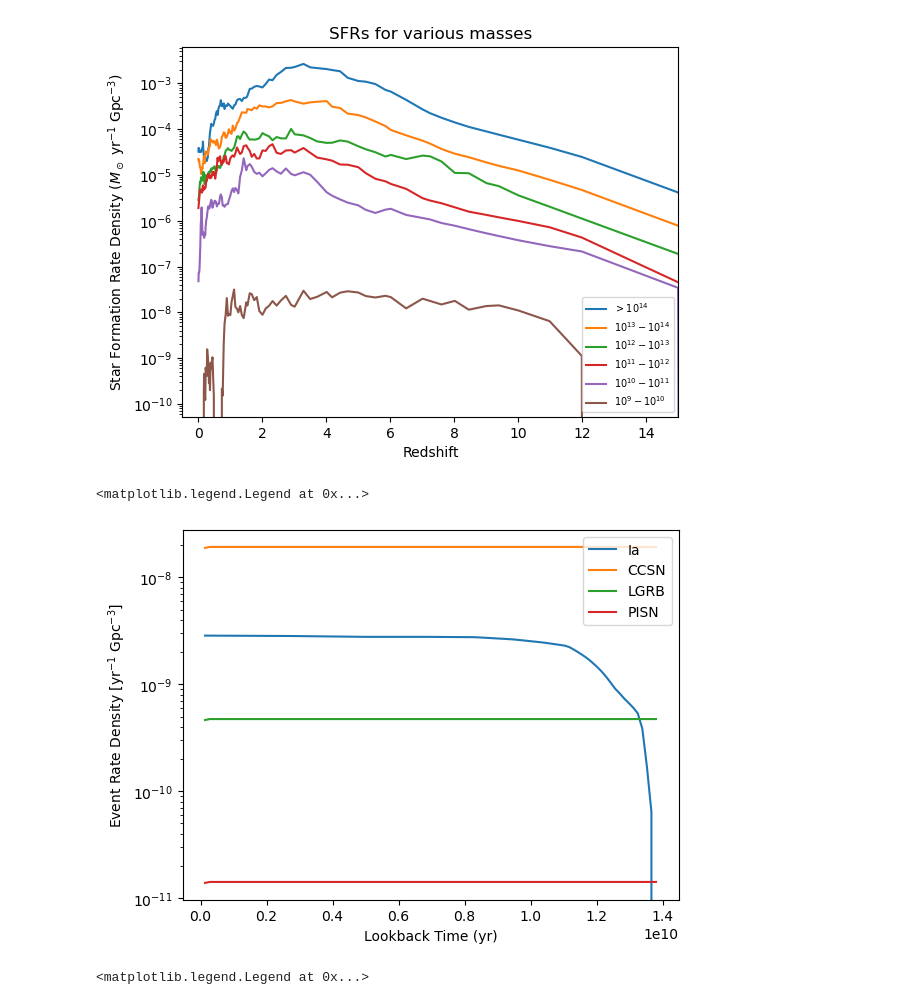
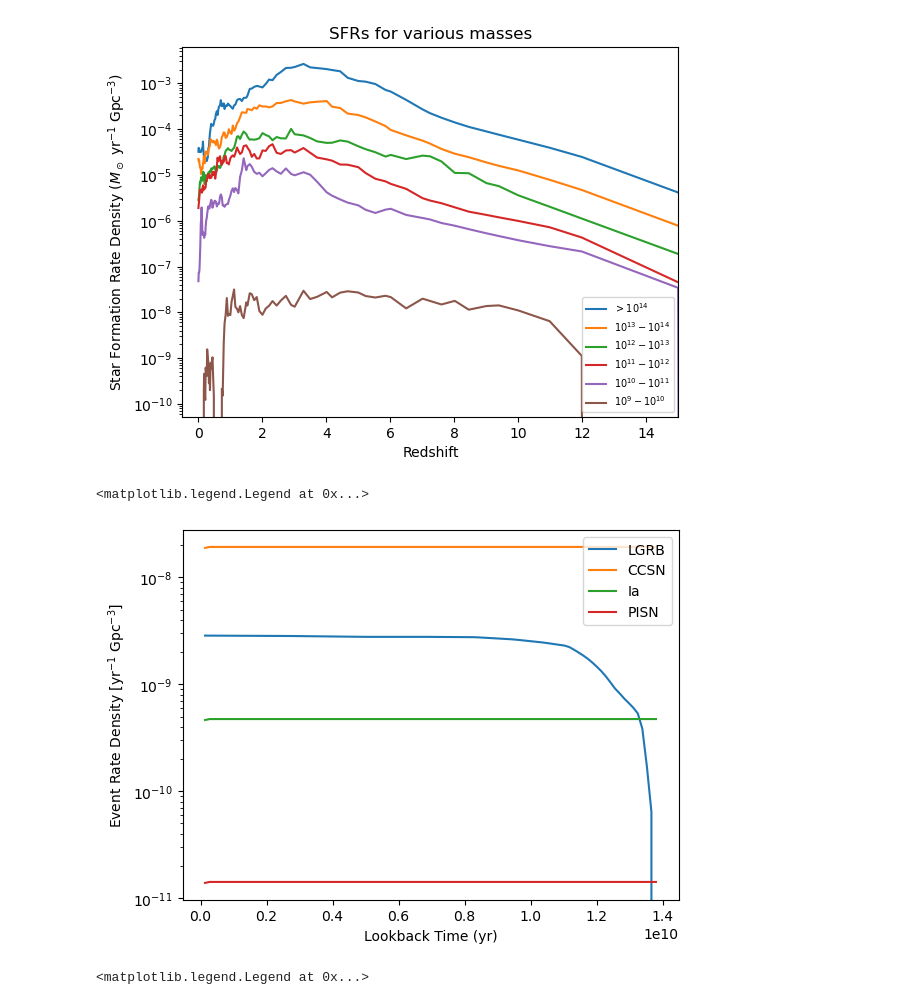
Before and after one commit to NicholaCharlton/Y4_Project, a Jupyter notebook: Nichola/Galaxy Evolution/Mass Dependent SFR Galaxy Evolution.ipynb, the cells around one changed output. Drawn from its saved outputs; the diff is of its cells as text; code cells hidden in the pictures.

```diff
--- a/Nichola/Galaxy Evolution/Mass Dependent SFR Galaxy Evolution.ipynb
+++ b/Nichola/Galaxy Evolution/Mass Dependent SFR Galaxy Evolution.ipynb
@@ -62,12 +62,21 @@ with open('./merger_mass1.txt', newline='') as csvfile:
         SFR.append(row)
 SFR1 = [[], [], [], [], [], [], [], [], [], []]
 for subhalo in range(len(SFR)):
-    SFR1[subhalo] = [float(num)/((106.5**3)*(0.6774**3)) for num in SFR[subhalo]]  # division factor for total simulation volume and h^3 factor
-for subhalo in range(10):
-    plt.plot(redshifts, SFR1[subhalo])
+    SFR1[subhalo] = [float(num) for num in SFR[subhalo]]
+plt.plot(redshifts, SFR1[0], label='Z=0.006', color='m')
+plt.plot(redshifts, SFR1[1], label='Z=0.008', color='b')
+plt.plot(redshifts, SFR1[2], label='Z=0.014', color='y')
+plt.plot(redshifts, SFR1[3], label='Z=0.010', color='g')
+plt.plot(redshifts, SFR1[4], color='y')
+plt.plot(redshifts, SFR1[5], color='y')
+plt.plot(redshifts, SFR1[6], color='g')
+plt.plot(redshifts, SFR1[7], color='m')
+plt.plot(redshifts, SFR1[8], label='Z=0.020', color='r')
+plt.plot(redshifts, SFR1[9], color='g')
 plt.yscale('log')
-plt.ylabel('Star Formation Rate Density ($M_\odot$ yr$^{-1}$ Mpc$^{-3}$)')
+plt.ylabel('Star Formation Rate ($M_\odot$ yr$^{-1}$)')
 plt.xlabel('Redshift')
 plt.title('SFRs; mass $>10^{14}$')
 plt.xlim(-0.5, 15)
+plt.legend()
 # %% [output]
@@ -214,9 +223,9 @@ linear_time_edges = np.append([0.0], 10**np.arange(6.05, 11.15, 0.1))
 linear_time_intervals = np.diff(linear_time_edges)
 metallicity_names = ["zem5", "zem4", "z001","z002", "z003", "z004", "z006", "z008", "z010", "z014", "z020", "z030", "z040"]
 metallicity_values = np.array([0.00001, 0.0001, 0.001, 0.002, 0.003, 0.004, 0.006, 0.008, 0.010, 0.014, 0.020, 0.030, 0.040])
-event_types = ["Ia", "IIP", "II", "Ib", "Ic", "LGRB", "PISNe", "low_mass"]
-all_names = ['log_age', 'Ia', 'IIP', 'II', 'Ib', 'Ic', 'LGRB', 'PISNe', 'low_mass', 'e_Ia', 'e_IIP', 'e_II', 'e_Ib', 'e_Ic', 'e_LGRB',
-             'e_PISNe', 'e_low_mass', 'age_yrs']
+event_types = ["LGRB", "IIP", "II", "Ib", "Ic", "Ia", "PISNe", "low_mass"]
+all_names = ["log_age", "LGRB", "IIP", "II", "Ib", "Ic", "Ia", "PISNe", "low_mass", "e_LGRB", "e_IIP", "e_II", "e_Ib", "e_Ic", "e_Ia",
+             "e_PISNe", "e_low_mass", "age_yrs"]
 current_time = 13.799e9
 # %%
 class CSPEventRate:
@@ -498,17 +507,17 @@ out = out.astype(float)
 edges = edges[1:]
 # %%
 mass_index = 3
-plt.plot(edges, out[:,0][mass_index], label='Ia')
+plt.plot(edges, out[:,0][mass_index], label='LGRB')
 plt.plot(edges, out[:,1:5][mass_index].sum(axis=0), label='CCSN')
-plt.plot(edges, out[:,5][mass_index], label='LGRB')
+plt.plot(edges, out[:,5][mass_index], label='Ia')
 plt.plot(edges, out[:,6][mass_index], label='PISN')
 plt.yscale('log')
 plt.xlabel('Lookback Time (yr)')
 plt.ylabel(r"Event Rate Density [yr$^{-1}$ Gpc$^{-3}]$")
 plt.legend()
 # %% [output]
 <matplotlib.legend.Legend at 0x...>
-[figure, old version]
+[figure, new version]
 # %%
 # test with Briel data
 
```
Also changed, not shown: parts of 8 cells of this notebook.
